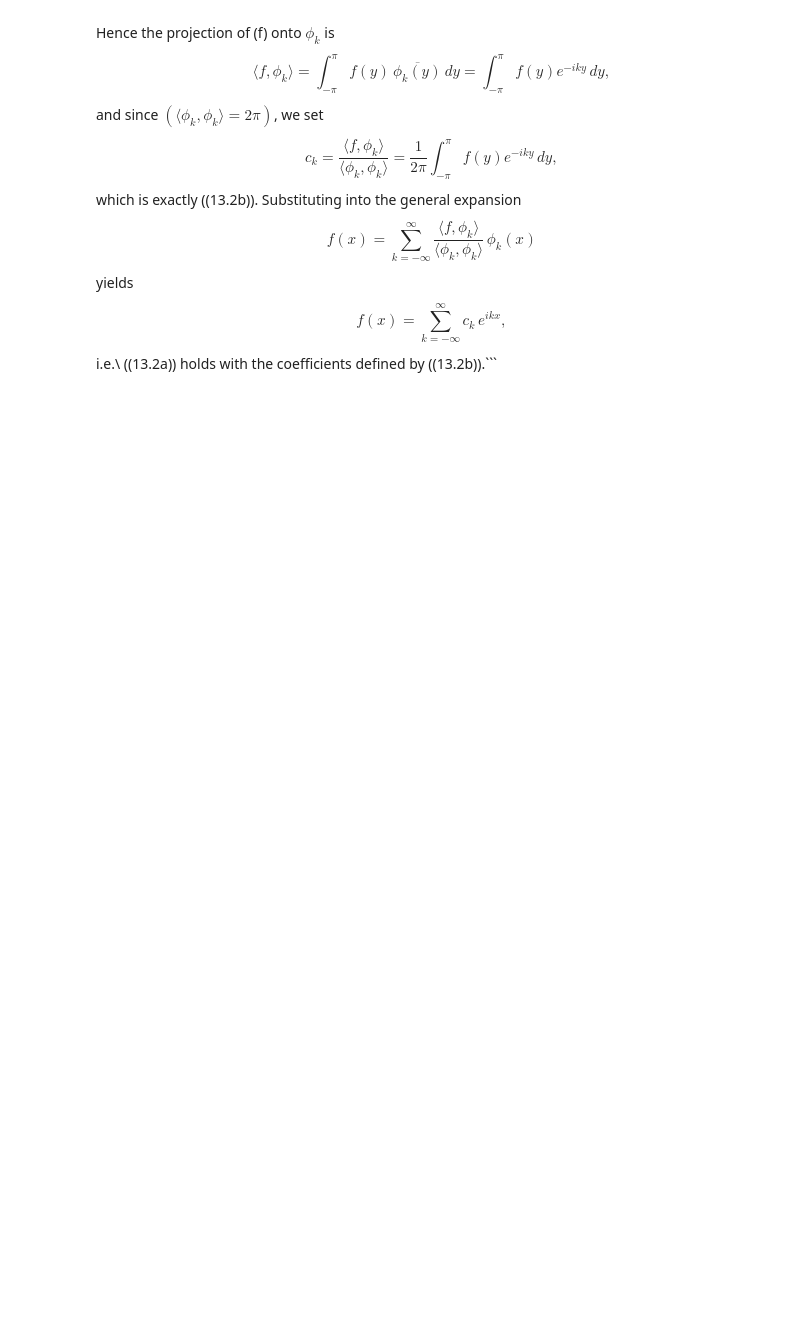
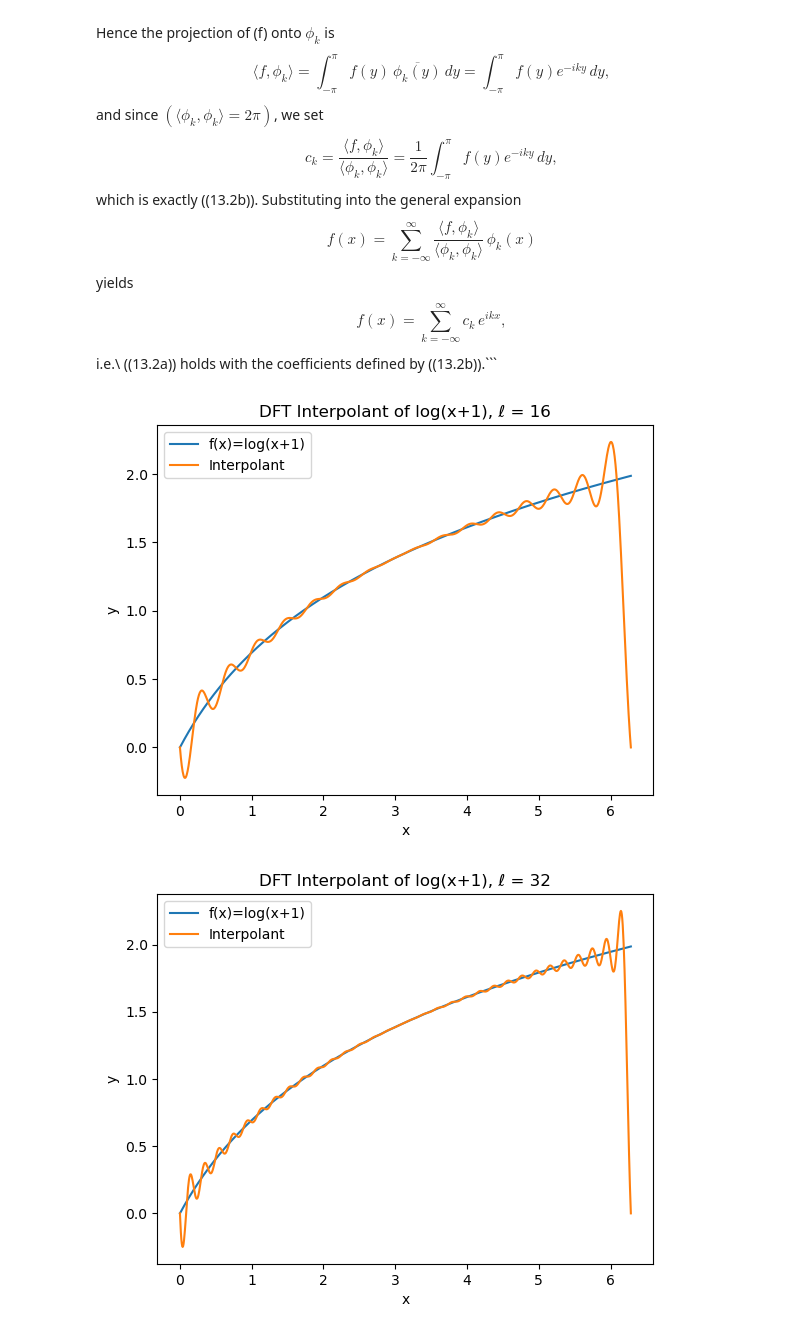
Before and after one commit to EvanPFWang/pythonPractice, a Jupyter notebook: hw9Shi.ipynb, the cells around one changed output. Drawn from its saved outputs; the diff is of its cells as text; code cells hidden in the pictures; blank space fills up the shorter version.

````diff
--- a/hw9Shi.ipynb
+++ b/hw9Shi.ipynb
@@ -183,3 +183,48 @@ $$
 f(x)=\sum_{k=-\infty}^{\infty}c_k\,e^{ikx},
 $$
 i.e.\ \((13.2a)\) holds with the coefficients defined by \((13.2b)\).```
+# %%
+import numpy as np
+import matplotlib.pyplot as plt
+
+def interpolate_log(l):
+    """Compute trigonometric interpolant of log(x+1) over [0,2π] with cutoff ℓ."""
+    m = 2 * l
+    xj = 2 * np.pi * np.arange(m) / m
+    yj = np.log(xj + 1)
+    C = np.fft.fft(yj) / m
+    k = np.arange(m)
+    k_mod = np.where(k <= l, k, k - m)
+    x_fine = np.linspace(0, 2 * np.pi, 1000)
+    exp_mat = np.exp(1j * np.outer(k_mod, x_fine))
+    pvals = np.real(C @ exp_mat)
+    return x_fine, pvals
+
+# True function on fine grid
+x_fine = np.linspace(0, 2 * np.pi, 1000)
+f_true = np.log(x_fine + 1)
+
+# Interpolant for ℓ = 16
+xf16, p16 = interpolate_log(16)
+plt.figure()
+plt.plot(x_fine, f_true)
+plt.plot(xf16, p16)
+plt.title('DFT Interpolant of log(x+1), ℓ = 16')
+plt.legend(['f(x)=log(x+1)', 'Interpolant'])
+plt.xlabel('x')
+plt.ylabel('y')
+
+# Interpolant for ℓ = 32
+xf32, p32 = interpolate_log(32)
+plt.figure()
+plt.plot(x_fine, f_true)
+plt.plot(xf32, p32)
+plt.title('DFT Interpolant of log(x+1), ℓ = 32')
+plt.legend(['f(x)=log(x+1)', 'Interpolant'])
+plt.xlabel('x')
+plt.ylabel('y')
+
+plt.show()
+# %% [output]
+[figure, added]
+[figure, added]
````
